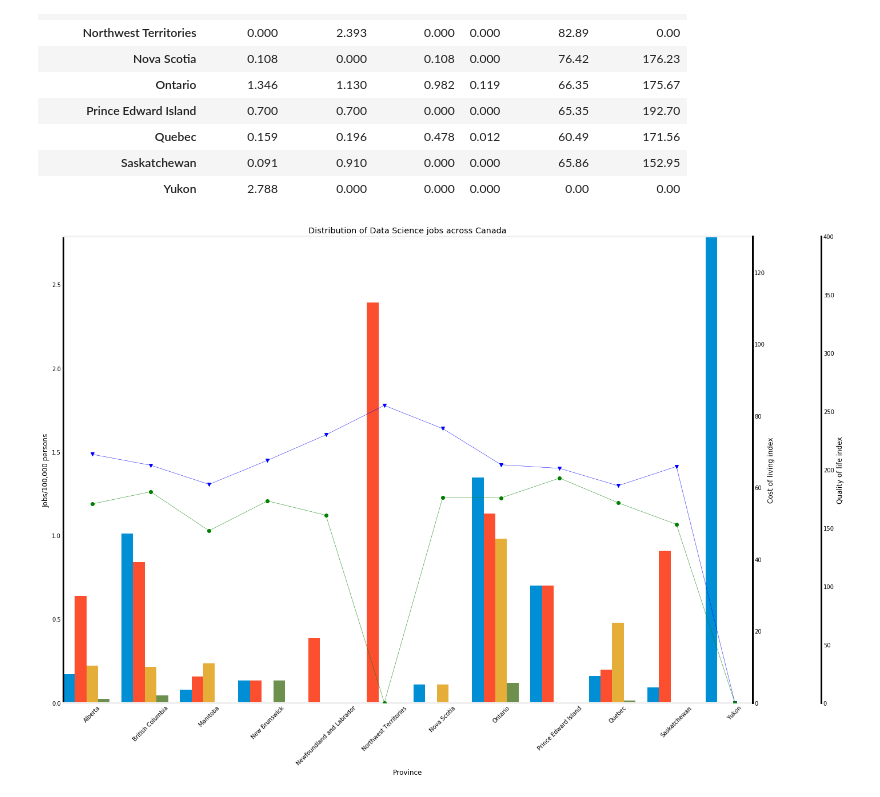
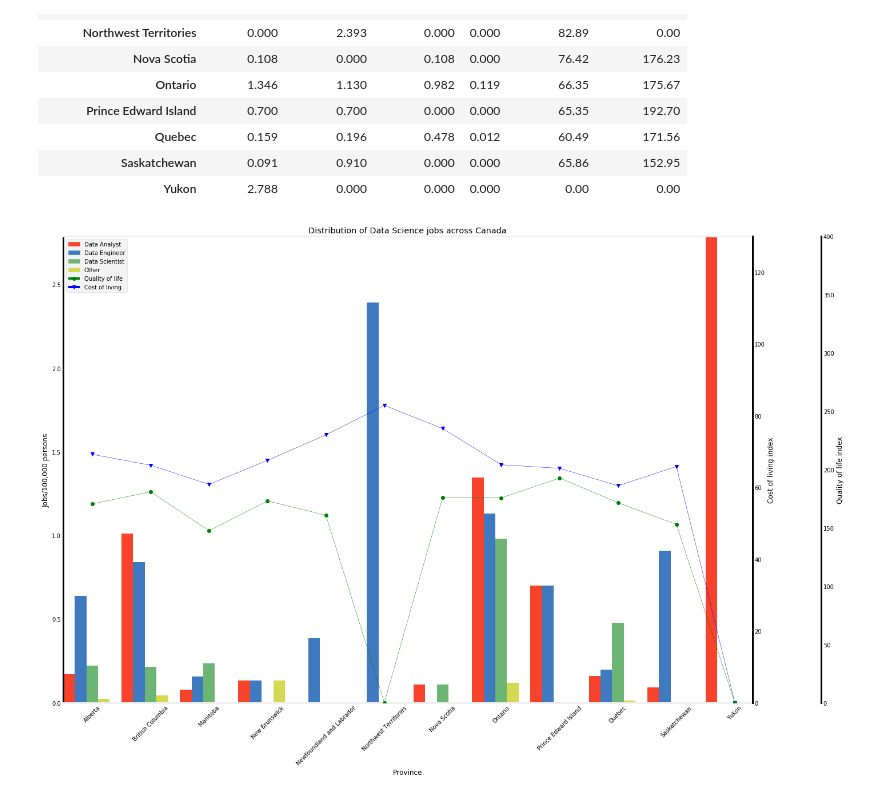
Before and after one commit to jessewgray/the6InTheSix, a Jupyter notebook: Distribution_graph_code_LL.ipynb, the cells around one changed output. Drawn from its saved outputs; the diff is of its cells as text; code cells hidden in the pictures.

Commit message:
added legend to graph and added report texts

```diff
--- a/Distribution_graph_code_LL.ipynb
+++ b/Distribution_graph_code_LL.ipynb
@@ -195,6 +197,7 @@ prov_job_coi_df
 # %%
 #setting up plot format
 
+colors = ['#F7432B','#3F79BF','#6DB575', '#D3DA52']
 def make_patch_spines_invisible(ax):
     ax.set_frame_on(True)
     ax.patch.set_visible(False)
@@ -227,7 +230,9 @@ def subcategorybar(X, vals, width=0.8):
     _X = np.arange(len(X))
     for idx, i in enumerate(range(n)):
         ax1.bar(_X - width/2. + i/float(n) * width, vals[i],
-                width=width/float(n), align = "center", label = prov_job_coi_df.columns[idx])
+                width=width/float(n), align = "center",
+                color = colors[idx],
+                label = prov_job_coi_df.columns[idx])
 
 #plotting the main bar chart
 
@@ -250,31 +255,45 @@ ax3.set_ylim(0, 400)
 
 #formatting the graph
 
 ax1.autoscale(tight = True)
 
 #adjusting x_ticks rotation
 plt.xticks(x_r, x, rotation = 45)
 ax1.tick_params(axis='x', which = 'major', rotation = 45)
 ax2.tick_params(axis='x', which = 'major', rotation = 45)
 ax3.tick_params(axis='x', which = 'major', rotation = 45)
 
 #title, labels
 plt.title('Distribution of Data Science jobs across Canada')
 ax1.set_xlabel('Province')
 ax1.set_ylabel('Jobs/100,000 persons')
 ax2.set_ylabel('Cost of living index')
 ax3.set_ylabel('Quality of life index')
 
+#customizing legend
+red = mpatches.Patch(color = '#F7432B', label = 'Data Analyst')
+blue = mpatches.Patch(color = '#3F79BF', label = 'Data Engineer')
+green = mpatches.Patch(color = '#6DB575', label = 'Data Scientist')
+yellow = mpatches.Patch(color = '#D3DA52', label = 'Other')
+
+green_l = mlines.Line2D([], [], color='g', marker='o', label = 'Quality of life')
+blue_l = mlines.Line2D([], [], color='b', marker='v', label = 'Cost of living')
+
+
+plt.legend(handles = [red, blue, green, yellow, green_l, blue_l], loc = 'upper left')
+
+
 #removing grid and facecolor
 ax1.grid(None)
 ax2.grid(None)
 ax3.grid(None)
 ax1.set_facecolor('none')
 ax2.set_facecolor('none')
 ax3.set_facecolor('none')
 
+
 #save and display
 plt.savefig(r'./3_Output/Data_science_job_distribution_qoi.jpeg')
 plt.show()
 # %% [output]
-[figure, old version]
+[figure, new version]
```
Also changed, not shown: parts of 1 cell of this notebook, 2 other files.
